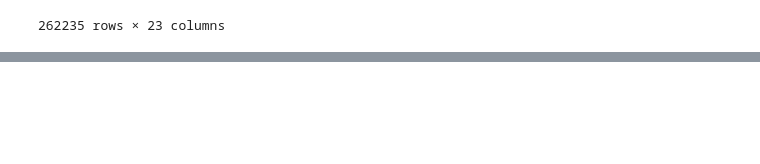
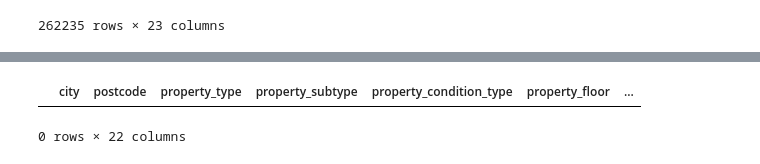
Before and after one commit to kristof39612/lakasarak_lab, a Jupyter notebook: main.ipynb, the cells around one changed output, grey strips where cells are left out. Cells and saved outputs as stored; diff of their text form; code cells hidden in the pictures; blank space fills up the shorter version.

```diff
--- a/main.ipynb
+++ b/main.ipynb
@@ -47,0 +48,2 @@ for c in cols:
+# %%
+df.drop(columns=['county'], inplace=True)
@@ -47,0 +70,7 @@ for c in cols:
+# %%
+citydf = df[df['city'].isnull()]
+citydf = citydf[citydf['postcode'].notnull()]
+citydf
+# %% [output]
+|  | city | postcode | property_type | property_subtype | property_condition_type | property_floor | ... |
+0 rows × 22 columns
```
Also changed, not shown: parts of 25 cells of this notebook, 2 other files.
